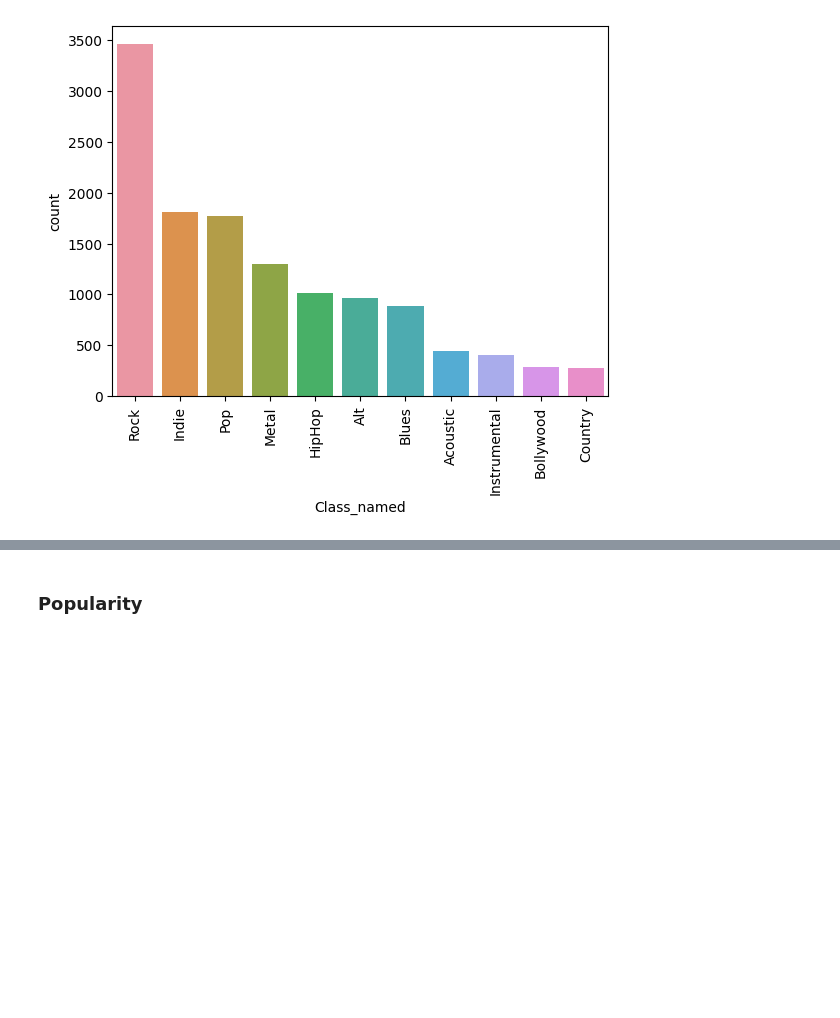
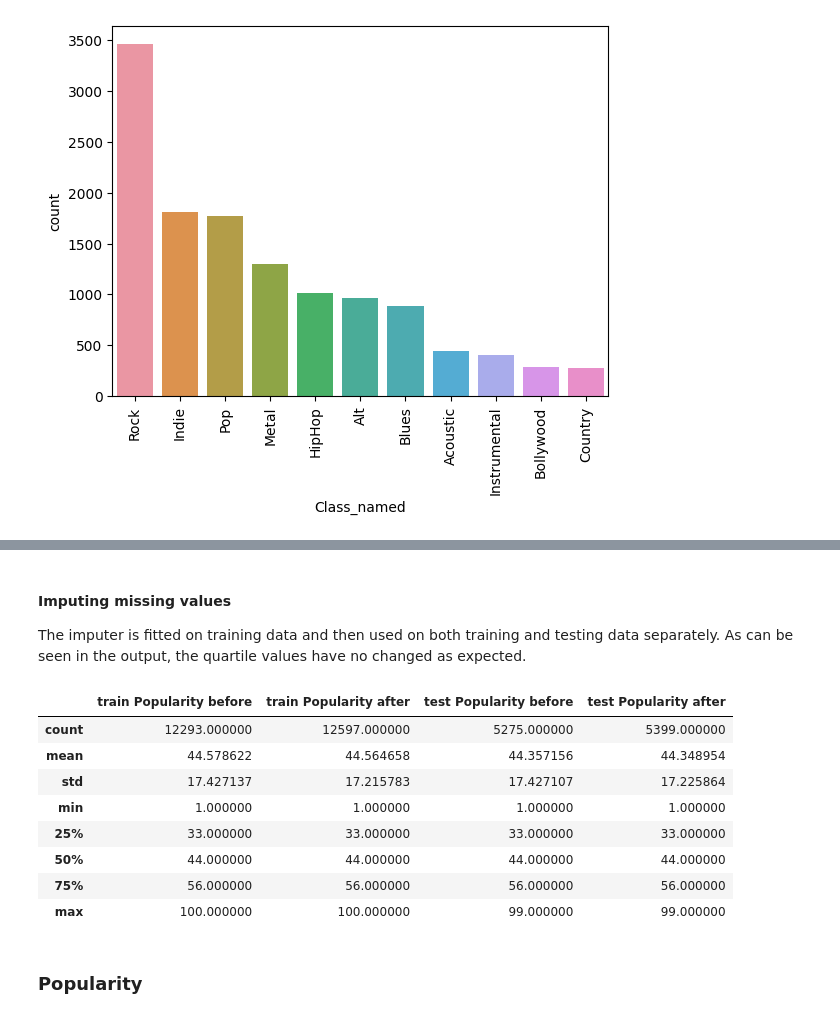
Before and after one commit to vitekzach/4iz565-music-genre-classification, a Jupyter notebook: music_genre_classification.ipynb, the cells around one changed output, grey strips where cells are left out. Drawn from its saved outputs; the diff is of its cells as text; code cells hidden in the pictures; blank space fills up the shorter version.

```diff
--- a/music_genre_classification.ipynb
+++ b/music_genre_classification.ipynb
@@ -434,6 +438,9 @@ Track "Dance: II. Second Movement" by "Oliver Davis, Kerenza Peacock, Huw Watkin
 # convert values to the same unit
 train.loc[train["duration_in min/ms"] > 8000, "duration_min"] = train["duration_in min/ms"] / (1000 * 60)
 train.loc[train["duration_in min/ms"] <= 8000, "duration_min"] = train["duration_in min/ms"]
+
+test.loc[test["duration_in min/ms"] > 8000, "duration_min"] = test["duration_in min/ms"] / (1000 * 60)
+test.loc[test["duration_in min/ms"] <= 8000, "duration_min"] = test["duration_in min/ms"]
 # %% [markdown]
 After the fix, the durations look a lot more reasonable.
 
@@ -485,0 +503,3 @@ plt.show()
+# %%
+train = train.drop(columns = ["Artist Name", "Track Name", "duration_in min/ms", "Class"])
+test = test.drop(columns = ["Artist Name", "Track Name", "duration_in min/ms", "Class"])
@@ -486,3 +511,45 @@ plt.show()
+# %%
+# drop columns from from train and test
+train = train.drop(columns = ["instrumentalness", "key"])
+test = test.drop(columns = ["instrumentalness", "key"])
+# %% [markdown]
+#### Imputing missing values
+
+The imputer is fitted on training data and then used on both training and testing data separately. As can be seen in the output, the quartile values have no changed as expected.
+# %%
+popularity_before = train['Popularity'].describe()
+popularity_before.name = "train Popularity before"
+popularity_before_test = test['Popularity'].describe()
+popularity_before_test.name = "test Popularity before"
+
+
+popularity_imputer = SimpleImputer(strategy='median', missing_values=np.nan)
+
+# fit on train data
+popularity_imputer = popularity_imputer.fit(train[['Popularity']])
+
+
+#transform train and test popularity column
+train['Popularity'] = popularity_imputer.transform(train[['Popularity']])
+popularity_after = train['Popularity'].describe()
+popularity_after.name = "train Popularity after"
+
+test['Popularity'] = popularity_imputer.transform(test[['Popularity']])
+popularity_after_test = test['Popularity'].describe()
+popularity_after_test.name = "test Popularity after"
+
+
+pd.concat([popularity_before, popularity_after, popularity_before_test, popularity_after_test], axis=1)
+# %% [output]
+|  | train Popularity before | train Popularity after | test Popularity before | test Popularity after |
+| count | 12293.000000 | 12597.000000 | 5275.000000 | 5399.000000 |
+| mean | 44.578622 | 44.564658 | 44.357156 | 44.348954 |
+| std | 17.427137 | 17.215783 | 17.427107 | 17.225864 |
+| min | 1.000000 | 1.000000 | 1.000000 | 1.000000 |
+| 25% | 33.000000 | 33.000000 | 33.000000 | 33.000000 |
+| 50% | 44.000000 | 44.000000 | 44.000000 | 44.000000 |
+| 75% | 56.000000 | 56.000000 | 56.000000 | 56.000000 |
+| max | 100.000000 | 100.000000 | 99.000000 | 99.000000 |
 # %% [markdown]
 ### Popularity
 # %%
```
Also changed, not shown: parts of 5 cells of this notebook.
